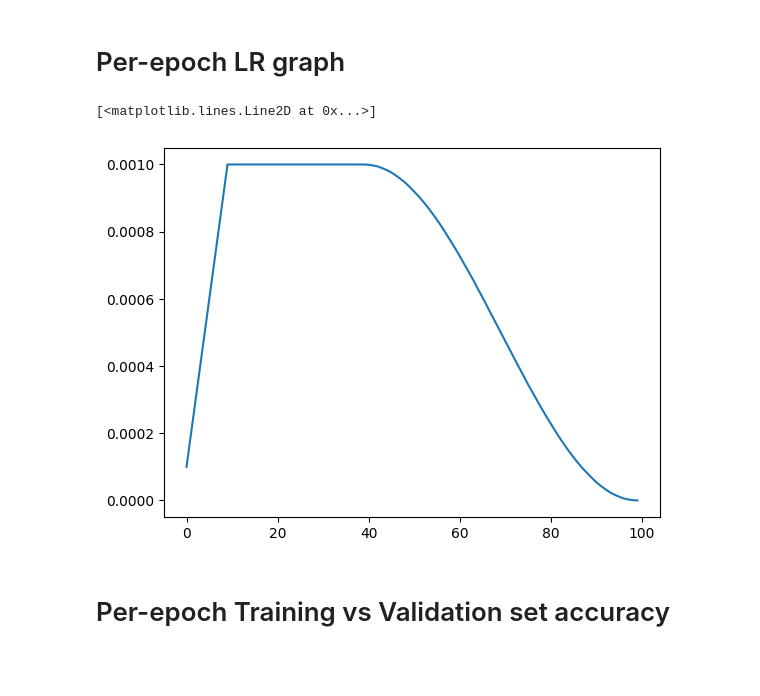
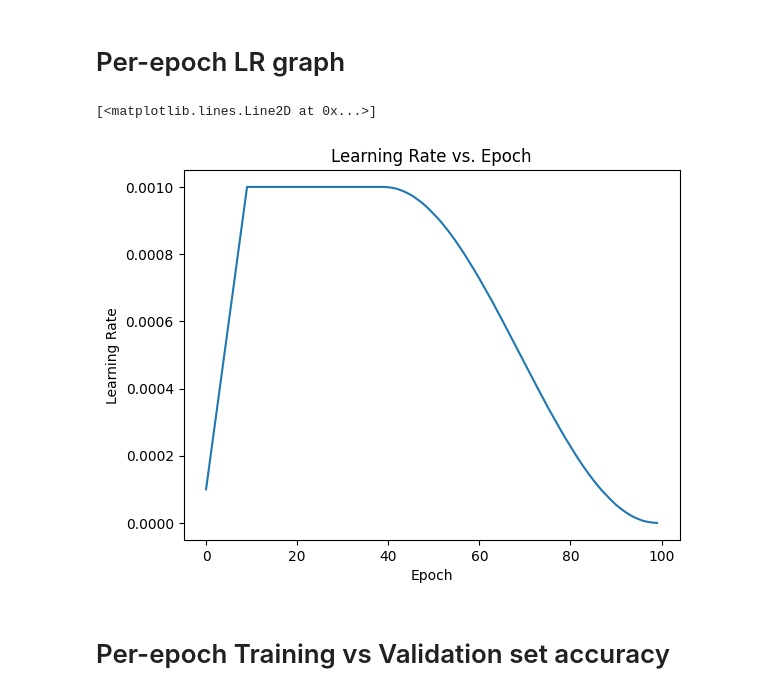
Before and after one commit to vjhawar12/Vision-Transformer-Implementation, a Jupyter notebook: Vision_Transformer_from_scratch.ipynb, the cells around one changed output. Drawn from its saved outputs; the diff is of its cells as text; code cells hidden in the pictures; blank space fills up the shorter version.

```diff
--- a/Vision_Transformer_from_scratch.ipynb
+++ b/Vision_Transformer_from_scratch.ipynb
@@ -124,10 +133,14 @@ plt.plot(losses)
 # %% [markdown]
 # Per-epoch LR graph
-# %%
-plt.plot(learning_rates)
-# %% [output]
-[<matplotlib.lines.Line2D at 0x...>]
-[figure, removed]
+# %%
+plt.title("Learning Rate vs. Epoch")
+plt.xlabel("Epoch")
+plt.ylabel("Learning Rate")
+
+plt.plot(learning_rates)
+# %% [output]
+[<matplotlib.lines.Line2D at 0x...>]
+[figure, added]
 # %% [markdown]
 # Per-epoch Training vs Validation set accuracy
 # %%
```
Also changed, not shown: parts of 5 cells of this notebook.
